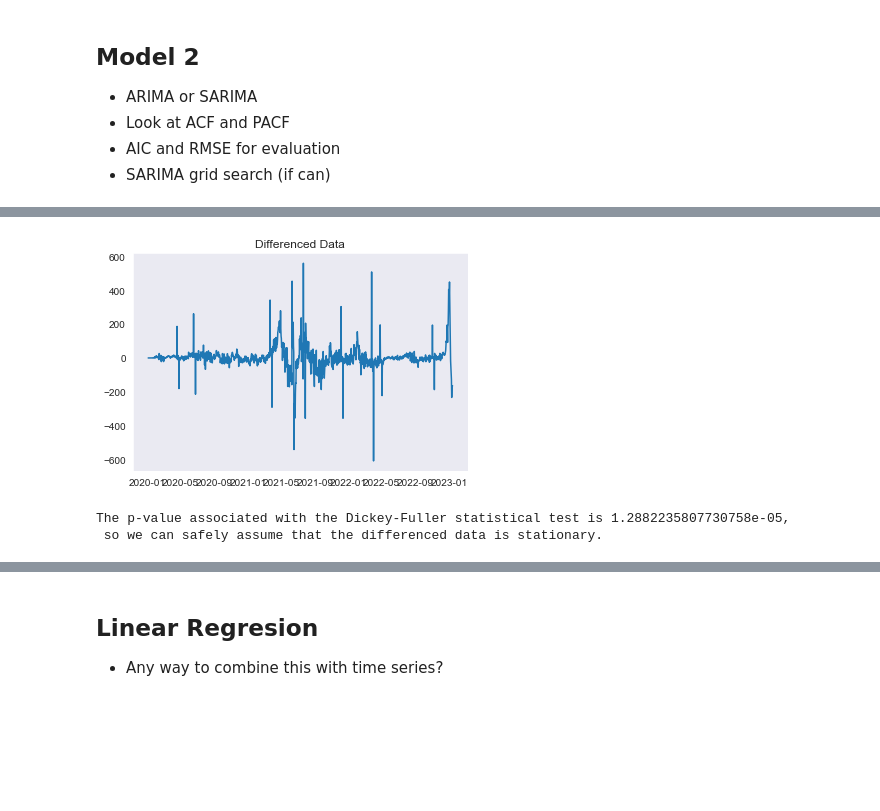
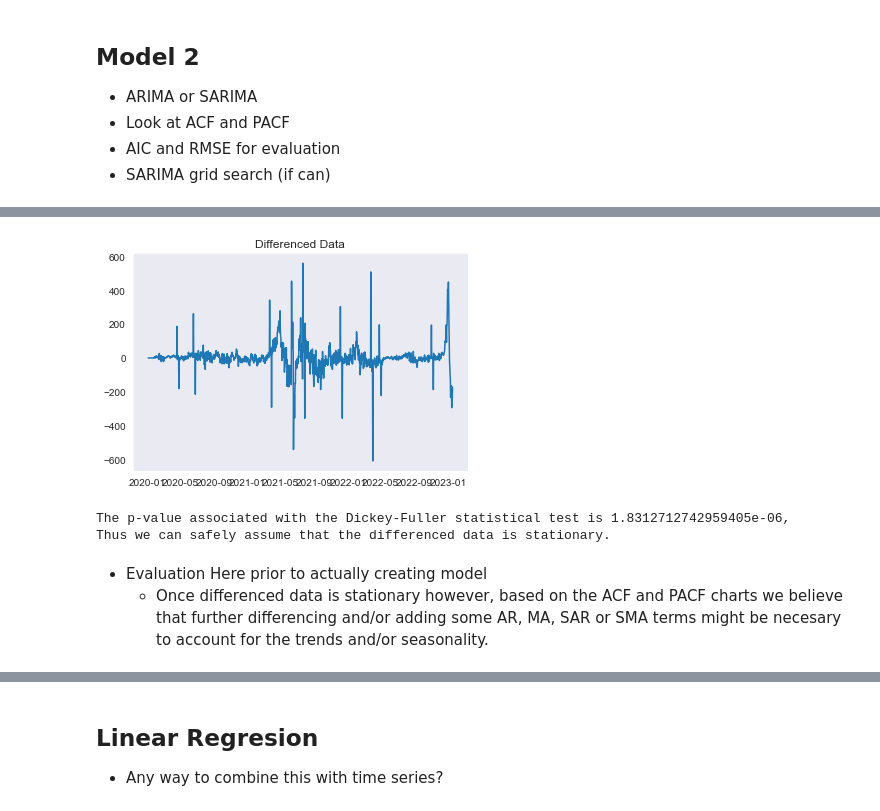
Before and after one commit to Bella3s/Covid-19-Time-Series-Modeling, a Jupyter notebook: index.ipynb, the cells around one changed output, grey strips where cells are left out. Saved outputs shown, nothing was run; the diff lists cells and outputs as text; code cells hidden in the pictures; blank space fills up the shorter version.

Commit message:
arima model

```diff
--- a/index.ipynb
+++ b/index.ipynb
@@ -974,0 +956,5 @@ memory usage: 164.5 KB
+# %%
+first_80_perc = len(df_asia_ts.index) * .8
+mask = df_asia_ts.index[:int(first_80_perc)]
+train = df_asia_ts.loc[mask]
+train.info()
@@ -1014,17 +1098,23 @@ ax.plot(residuals.index, residuals.rolling(30).var());
 # %%
+# Visualize Differenced Data
 fig, ax = plt.subplots()
-ax.plot(train['new_deaths_smoothed'].diff())
+ax.plot(train['new_deaths_smoothed'].diff().dropna())
 ax.set_title('Differenced Data');
 # %% [output]
-[figure, old version]
+[figure, new version]
 # %%
+# Check if the once differenced data is stationary
+
 p_val = adfuller(train['new_deaths_smoothed'].diff()[1:])[1]
 print(f"The p-value associated with the Dickey-Fuller statistical test is {p_val},")
 if p_val < 0.05:
-    print(" so we can safely assume that the differenced data is stationary.")
+    print("Thus we can safely assume that the differenced data is stationary.")
 else:
-    print(" so we cannot reject the null hypothesis that the differenced data is \
+    print("Thus we cannot reject the null hypothesis that the differenced data is \
 not stationary.")
 # %% [output]
-The p-value associated with the Dickey-Fuller statistical test is 1.2882235807730758e-05,
- so we can safely assume that the differenced data is stationary.
+The p-value associated with the Dickey-Fuller statistical test is 1.8312712742959405e-06,
+Thus we can safely assume that the differenced data is stationary.
+# %% [markdown]
+- Evaluation Here prior to actually creating model
+    - Once differenced data is stationary however, based on the ACF and PACF charts we believe that further differencing and/or adding some AR, MA, SAR or SMA terms might be necesary to account for the trends and/or seasonality.
```
Also changed, not shown: parts of 28 cells of this notebook.
